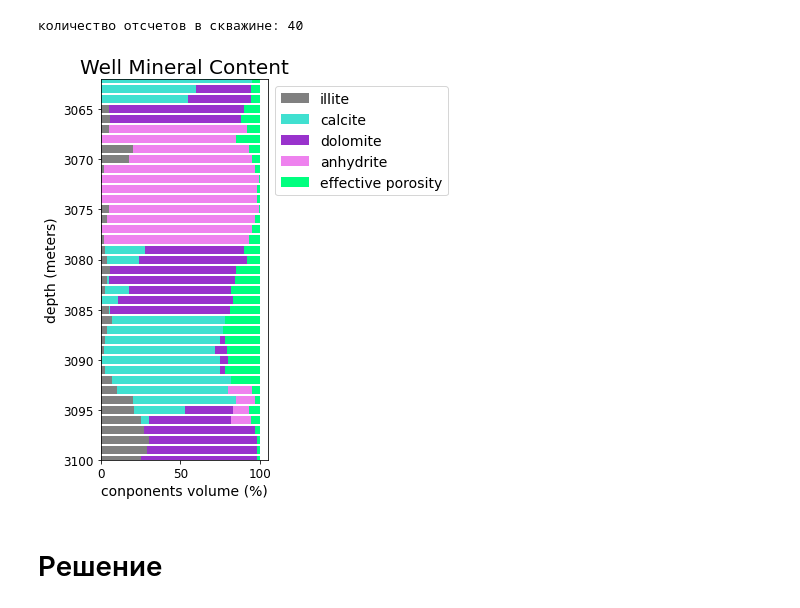
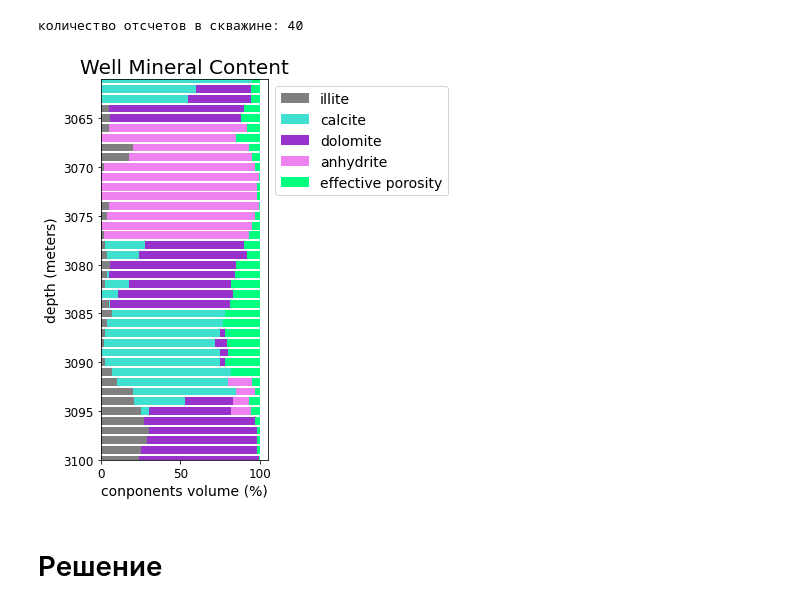
Before and after one commit to vdvorian/gradientDescent, a Jupyter notebook: artificial_well.ipynb, the cells around one changed output. Cells and saved outputs as stored; diff of their text form; code cells hidden in the pictures.

```diff
--- a/artificial_well.ipynb
+++ b/artificial_well.ipynb
@@ -473,7 +473,7 @@ anh_prop = []
 ill_prop = []
 por_prop = []
 
-for i in range(1, len(all_strings) - 1):
+for i in range(1, len(all_strings)):
 
     one_string = all_strings[i].split("\t")
 
@@ -484,41 +484,42 @@ for i in range(1, len(all_strings) - 1):
     por_prop.append(int(one_string[4]))
 
 index = np.arange(len(all_strings) - 2)
+depth = np.arange(3061, 3061 + len(cal_prop), 1)
 # %% [output]
 количество отсчетов в скважине: 40
 # %%
 # нарисуем график
 
-cal = np.flip(np.array(cal_prop))
-dol = np.flip(np.array(dol_prop))
-anh = np.flip(np.array(anh_prop))
-ill = np.flip(np.array(ill_prop))
-por = np.flip(np.array(por_prop))
+cal = np.array(cal_prop)
+dol = np.array(dol_prop)
+anh = np.array(anh_prop)
+ill = np.array(ill_prop)
+por = np.array(por_prop)
 
 turquoise = '#40E0D0'
 dark_violet = '#9932CC'
 violet = '#EE82EE'
 spring_green = '#00FF7F'
 
 plt.figure(figsize = (3, 7))
 plt.title('Well Mineral Content', fontsize = 20)
 
 plt.barh(depth, ill, color = 'grey')
 plt.barh(depth, cal, color = turquoise, left = ill)
 plt.barh(depth, dol, color = dark_violet, left = cal + ill)
 plt.barh(depth, anh, color = violet, left = dol + cal + ill)
 plt.barh(depth, por, color = spring_green, left = anh + dol + cal + ill)
 plt.xlabel('conponents volume (%)', fontsize = 14)
 plt.ylabel('depth (meters)', fontsize = 14)
 
 plt.ylim(max(depth), min(depth))
 
 plt.legend(['illite', 'calcite', 'dolomite', 'anhydrite', 'effective porosity'], fontsize = 14,
           bbox_to_anchor=(1, 1))
 
 plt.show()
 # %% [output]
-[figure, old version]
+[figure, new version]
 # %%
 # упругие модули
 calcite = [70.8, 30.3]
```
Also changed, not shown: parts of 17 cells of this notebook.
